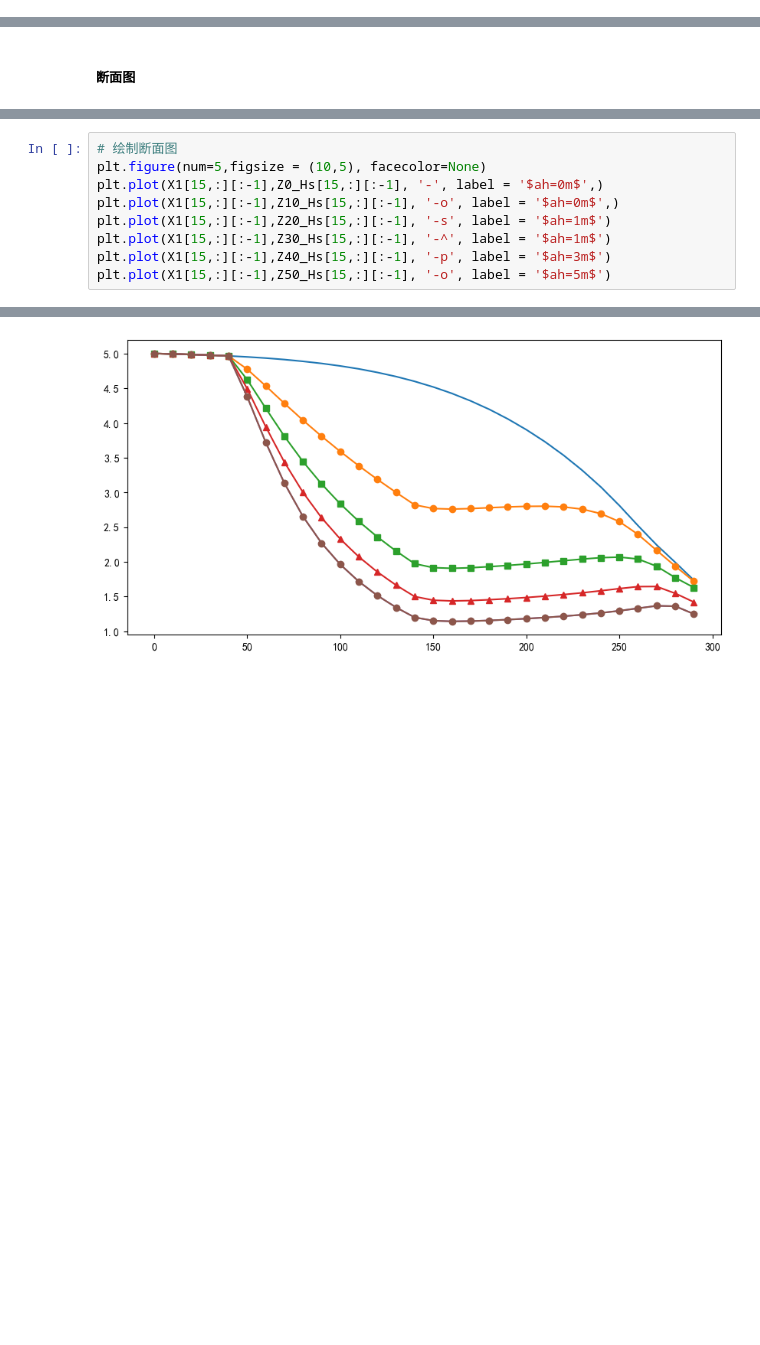
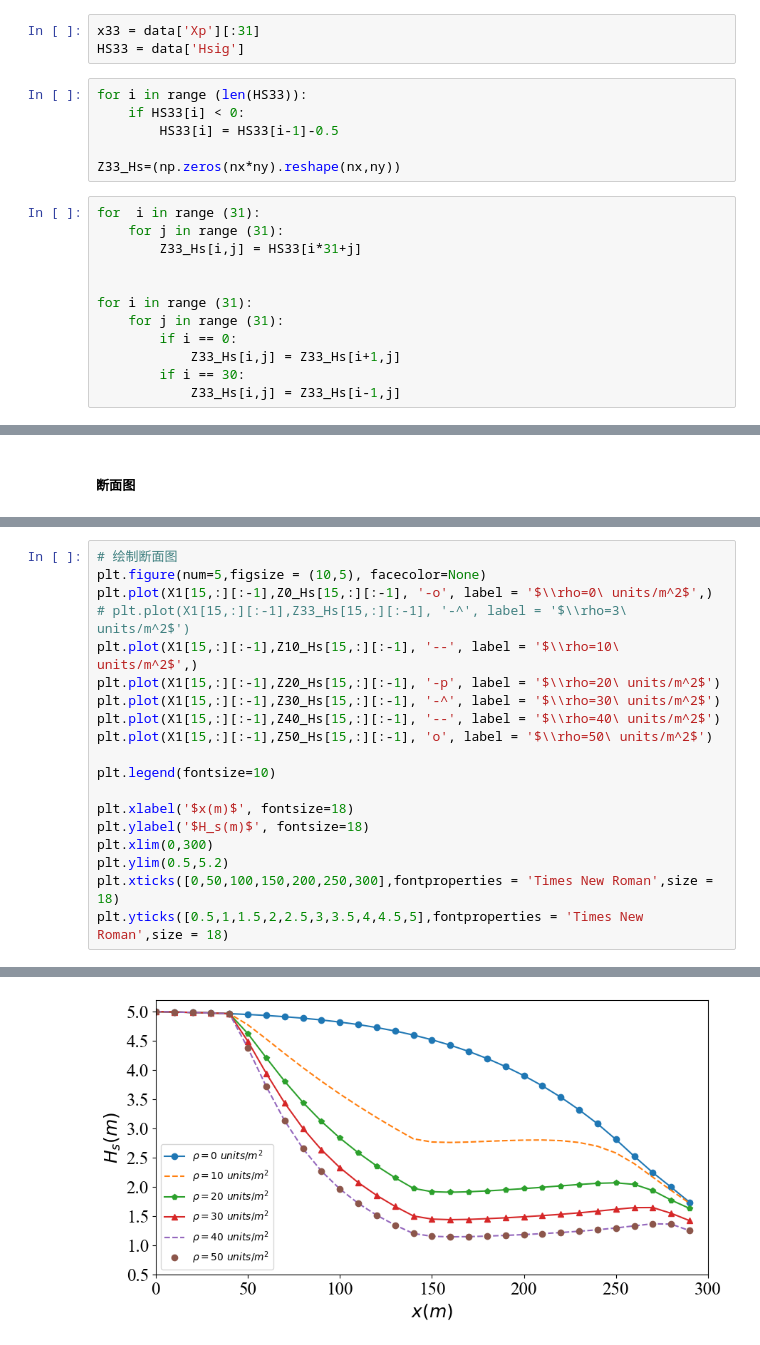
Before and after one commit to jackyvava/CodeWaveVegetation, a Jupyter notebook: code.ipynb, the cells around one changed output, grey strips where cells are left out. Cells and saved outputs as stored; diff of their text form; blank space fills up the shorter version.

```diff
--- a/code.ipynb
+++ b/code.ipynb
@@ -908,3 +928,24 @@ array([0.09633 , 0.352348, 0.61678 , 0.74168 , 0.816122, 0.854866,
+# %%
+x33 = data['Xp'][:31]
+HS33 = data['Hsig']
+# %%
+for i in range (len(HS33)):
+    if HS33[i] < 0:
+        HS33[i] = HS33[i-1]-0.5
+
+Z33_Hs=(np.zeros(nx*ny).reshape(nx,ny))
+# %%
+for  i in range (31):
+    for j in range (31):
+        Z33_Hs[i,j] = HS33[i*31+j]
+
+
+for i in range (31):
+    for j in range (31):
+        if i == 0:
+            Z33_Hs[i,j] = Z33_Hs[i+1,j]
+        if i == 30:
+            Z33_Hs[i,j] = Z33_Hs[i-1,j]
 # %% [markdown]
 #### 植被密度=10
 # %%
@@ -1156,10 +1184,20 @@ plt.colorbar(extend='max')
 # %%
 # 绘制断面图
 plt.figure(num=5,figsize = (10,5), facecolor=None)
-plt.plot(X1[15,:][:-1],Z0_Hs[15,:][:-1], '-', label = '$ah=0m$',)
-plt.plot(X1[15,:][:-1],Z10_Hs[15,:][:-1], '-o', label = '$ah=0m$',)
-plt.plot(X1[15,:][:-1],Z20_Hs[15,:][:-1], '-s', label = '$ah=1m$')
-plt.plot(X1[15,:][:-1],Z30_Hs[15,:][:-1], '-^', label = '$ah=1m$')
-plt.plot(X1[15,:][:-1],Z40_Hs[15,:][:-1], '-p', label = '$ah=3m$')
-plt.plot(X1[15,:][:-1],Z50_Hs[15,:][:-1], '-o', label = '$ah=5m$')
+plt.plot(X1[15,:][:-1],Z0_Hs[15,:][:-1], '-o', label = '$\\rho=0\ units/m^2$',)
+# plt.plot(X1[15,:][:-1],Z33_Hs[15,:][:-1], '-^', label = '$\\rho=3\ units/m^2$')
+plt.plot(X1[15,:][:-1],Z10_Hs[15,:][:-1], '--', label = '$\\rho=10\ units/m^2$',)
+plt.plot(X1[15,:][:-1],Z20_Hs[15,:][:-1], '-p', label = '$\\rho=20\ units/m^2$')
+plt.plot(X1[15,:][:-1],Z30_Hs[15,:][:-1], '-^', label = '$\\rho=30\ units/m^2$')
+plt.plot(X1[15,:][:-1],Z40_Hs[15,:][:-1], '--', label = '$\\rho=40\ units/m^2$')
+plt.plot(X1[15,:][:-1],Z50_Hs[15,:][:-1], 'o', label = '$\\rho=50\ units/m^2$')
+
+plt.legend(fontsize=10)
+
+plt.xlabel('$x(m)$', fontsize=18)
+plt.ylabel('$H_s(m)$', fontsize=18)
+plt.xlim(0,300)
+plt.ylim(0.5,5.2)
+plt.xticks([0,50,100,150,200,250,300],fontproperties = 'Times New Roman',size = 18)
+plt.yticks([0.5,1,1.5,2,2.5,3,3.5,4,4.5,5],fontproperties = 'Times New Roman',size = 18)
 # %% [output]
@@ -1167 +1224 @@ plt.plot(X1[15,:][:-1],Z50_Hs[15,:][:-1], '-o', label = '$ah=5m$')
-[figure, old version]
+[figure, new version]
```
Also changed, not shown: parts of 11 cells of this notebook, 2 other files.
